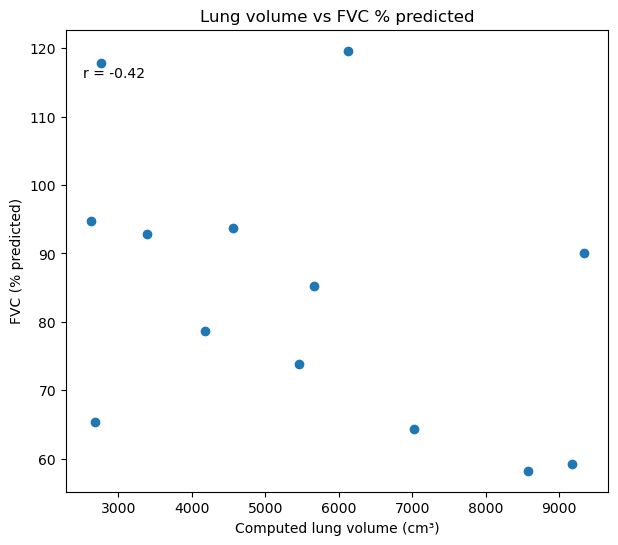
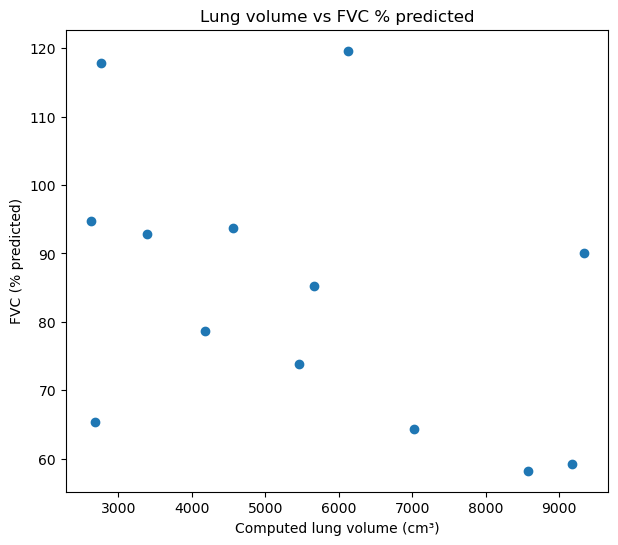
The change to this notebook cell's code, shown as a diff; its figure went from the first image to the second:
--- before
+++ after
@@ -1,3 +1,3 @@
-# use Percent (FVC % of predicted) instead of raw FVC
+
 pct = patients_metadata.groupby('Patient')['Percent'].first()
 
@@ -11,7 +11,6 @@
 plt.ylabel('FVC (% predicted)')
 plt.title('Lung volume vs FVC % predicted')
+plt.show()
 
 r = np.corrcoef(x, y)[0, 1]
-plt.figtext(0.15, 0.8, f'r = {r:.2f}')
-plt.show()
 print(f"correlation: {r:.2f}")

Commit: Add files via upload